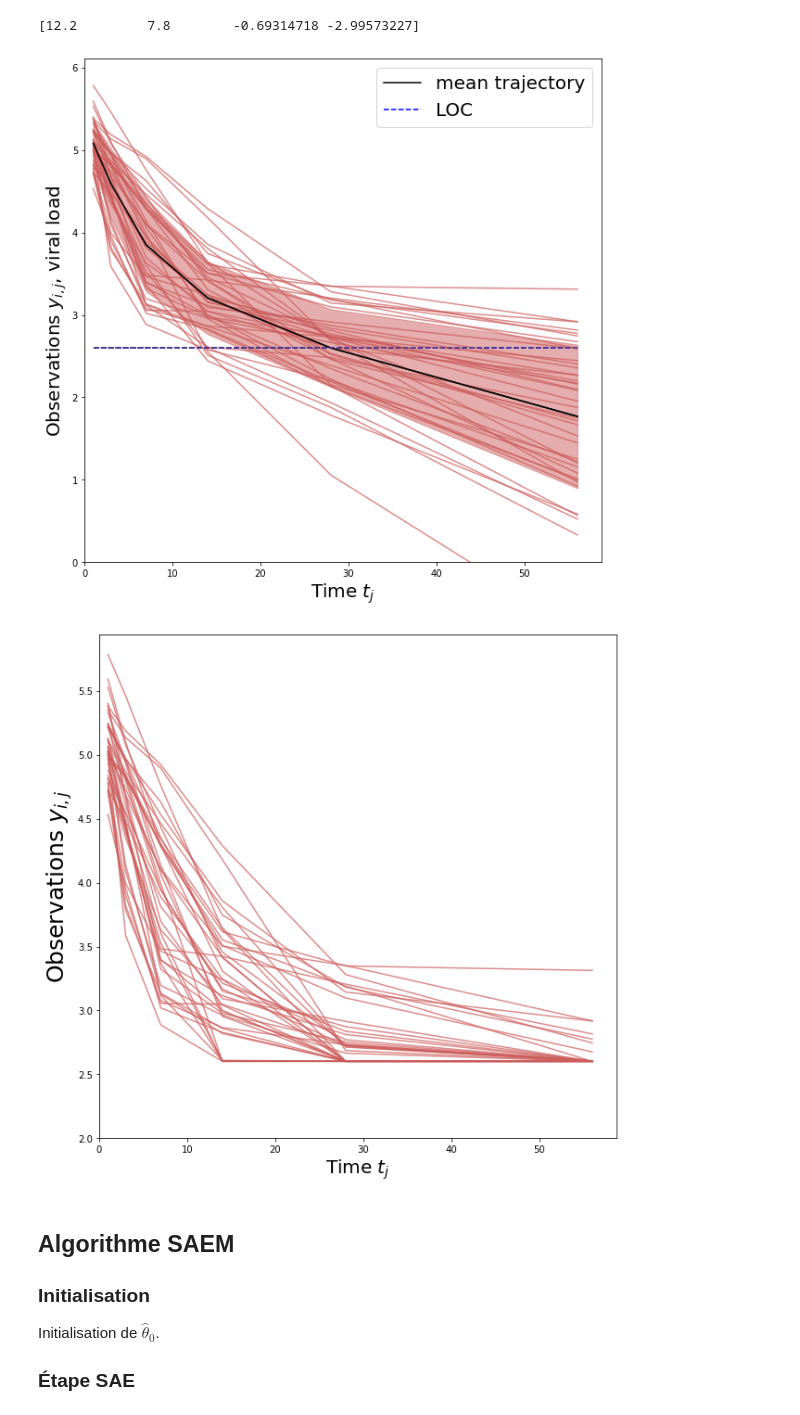
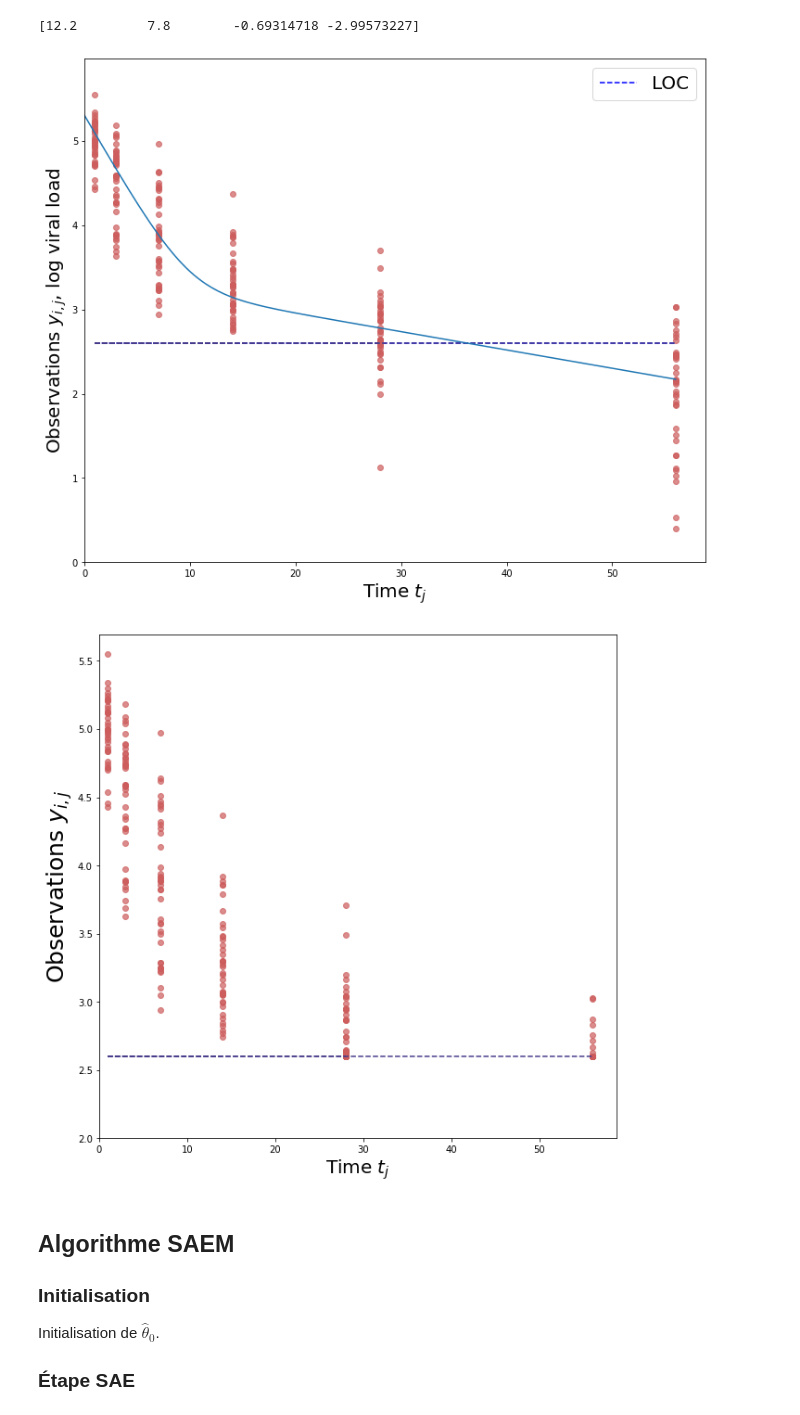
Before and after one commit to simonqueric/MVA, a Jupyter notebook: ComputationalStatistics/Projet/Comp_stat_project.ipynb, the cells around one changed output. Saved outputs shown, nothing was run; the diff lists cells and outputs as text; code cells hidden in the pictures.

```diff
--- a/ComputationalStatistics/Projet/Comp_stat_project.ipynb
+++ b/ComputationalStatistics/Projet/Comp_stat_project.ipynb
@@ -81,47 +81,52 @@ def generate_data(mu, Omega, sigma2=0.065**2, N=40, t=np.array([1, 3, 7, 14, 28,
 # %%
 t = np.array([1, 3, 7, 14, 28, 56]) #np.arange(0, 7)
 K = len(t)
 mu = np.array([12.2, 7.8, np.log(0.5), np.log(0.05)])
 print(mu)
 omega = 0.3*np.ones(4)
 sigma2 = 0.065**2
 N = 40
 LOC = np.log10(400) # 2.6
 y, phi_true = generate_data(mu=mu, Omega=omega, sigma2=sigma2, N=N, t=t)
 I = np.zeros((N, K))
 I[y<=LOC] = 1 # 1 if censored else 0
 k = len(y[0])
-fig = plt.figure(figsize=(10, 10))
+fig = plt.figure(figsize=(12, 10))
 y_mean = y.mean(axis=0)
 y_std = y.std(axis=0)
-plt.plot(t, y_mean, "k")
+#plt.plot(t, y_mean, "k")
+x = np.linspace(0, 56, 200)
 plt.hlines(LOC*np.ones(k), 1, t, linestyles='--', color="blue", label="LOC")
 for n in range(N) :
-    plt.plot(t, y[n,:], alpha=0.7, color="indianred", ls="-")
-plt.plot(t, y_mean, "k")
+    plt.plot(t, y[n,:], alpha=0.7, color="indianred", ls=" ", marker='o')
+#plt.plot(t, y_mean, "k")
 plt.hlines(LOC*np.ones(k), 1, t, linestyles='--', color="darkslateblue", label="LOC")
-plt.fill_between(t, y_mean-y_std, y_mean+y_std, alpha=0.5, color="indianred")
-plt.legend(["mean trajectory", "LOC"], fontsize=20)
+#plt.fill_between(t, y_mean-y_std, y_mean+y_std, alpha=0.5, color="indianred")
+
+plt.plot(x, np.log10(np.exp(mu[0] - np.exp(mu[2])*x) + np.exp(mu[1] - np.exp(mu[3])*x)))
+plt.legend(["LOC"], fontsize=20)
 plt.xlabel("Time $t_j$", fontsize=20)
-plt.ylabel("Observations $y_{i, j}$, viral load", fontsize=20)
+plt.ylabel("Observations $y_{i, j}$, log viral load", fontsize=20)
 plt.ylim(ymin=0)
 plt.xlim(xmin=0)
 plt.show()
 # %% [output]
 [12.2         7.8        -0.69314718 -2.99573227]
-[figure, old version]
+[figure, new version]
 # %%
 y_truncated = y*(y>=LOC) + LOC*(y<LOC)
 fig = plt.figure(figsize=(10, 10))
 for n in range(N) :
-    plt.plot(t, y_truncated[n,:], alpha=0.7, color="indianred", ls="-")
+    plt.plot(t, y_truncated[n,:], alpha=0.7, color="indianred", ls=" ", marker='o')
 plt.xlabel("Time $t_j$", fontsize=20)
 plt.ylabel("Observations $y_{i, j}$", fontsize=25)
+plt.hlines(LOC*np.ones(k), 1, t, linestyles='--', color="darkslateblue", label="LOC")
+
 plt.ylim(ymin=2)
 plt.xlim(xmin=0)
 plt.show()
 # %% [output]
-[figure, old version]
+[figure, new version]
 # %% [markdown]
 ## Algorithme SAEM
 
```
Also changed, not shown: parts of 38 cells of this notebook.
